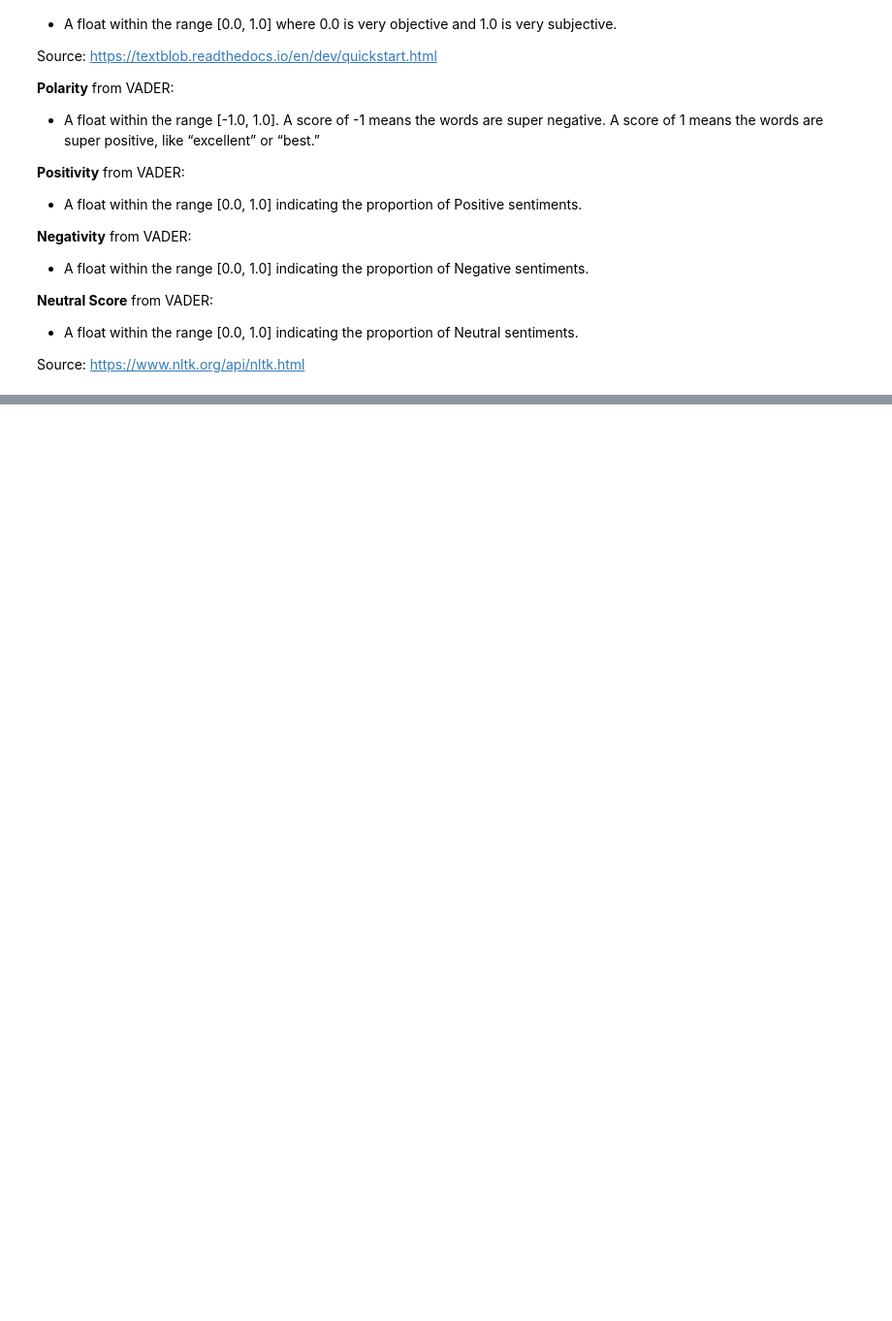
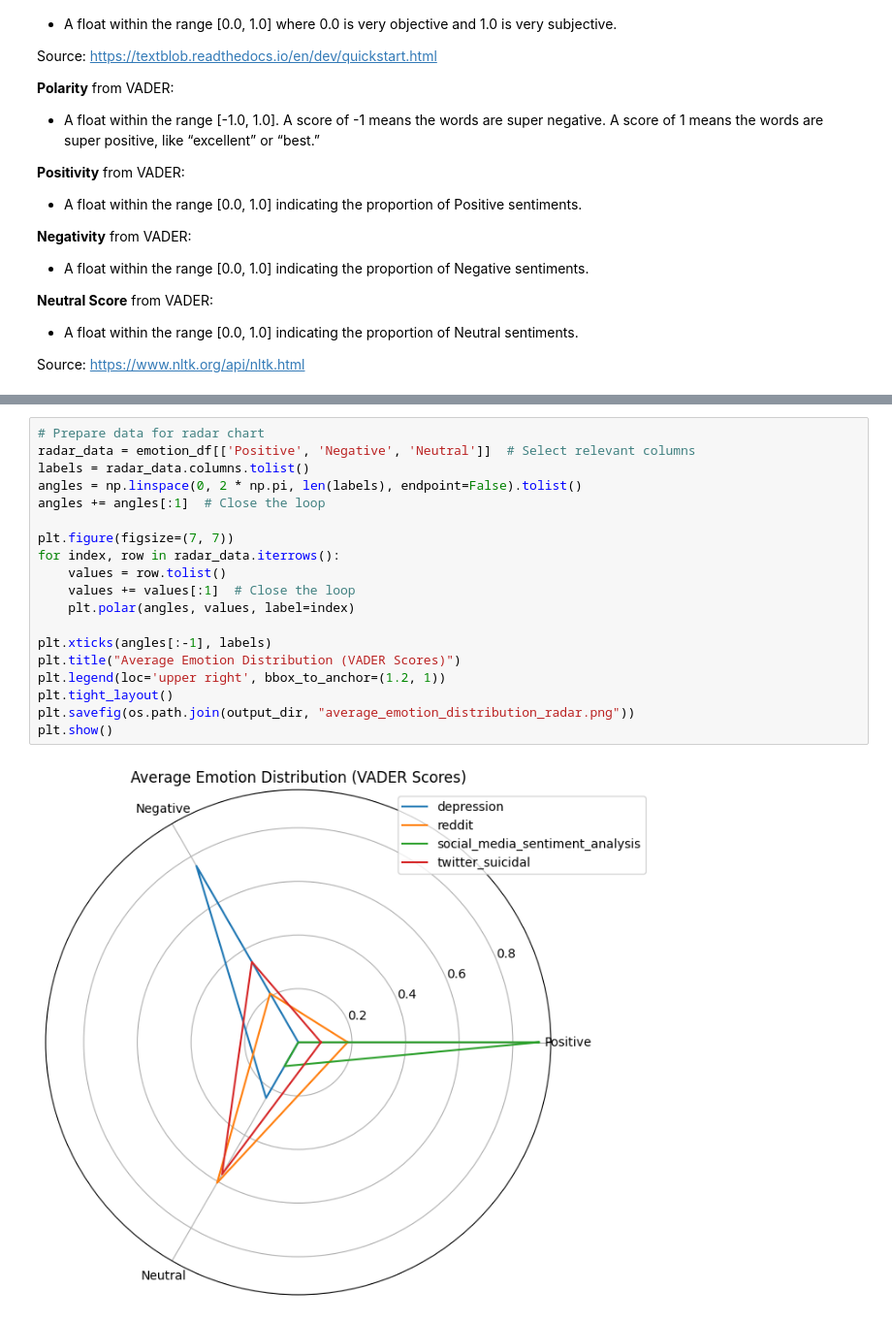
Before and after one commit to kmock930/Natural-Language-Processing, a Jupyter notebook: Project/sentiment-analysis.ipynb, the cells around one changed output, grey strips where cells are left out. Shown at 97% size. Drawn from its saved outputs; the diff is of its cells as text; blank space fills up the shorter version.

```diff
--- a/Project/sentiment-analysis.ipynb
+++ b/Project/sentiment-analysis.ipynb
@@ -366,0 +529,21 @@ Source: <url>https://www.nltk.org/api/nltk.html</url>
+# %%
+# Prepare data for radar chart
+radar_data = emotion_df[['Positive', 'Negative', 'Neutral']]  # Select relevant columns
+labels = radar_data.columns.tolist()
+angles = np.linspace(0, 2 * np.pi, len(labels), endpoint=False).tolist()
+angles += angles[:1]  # Close the loop
+
+plt.figure(figsize=(7, 7))
+for index, row in radar_data.iterrows():
+    values = row.tolist()
+    values += values[:1]  # Close the loop
+    plt.polar(angles, values, label=index)
+
+plt.xticks(angles[:-1], labels)
+plt.title("Average Emotion Distribution (VADER Scores)")
+plt.legend(loc='upper right', bbox_to_anchor=(1.2, 1))
+plt.tight_layout()
+plt.savefig(os.path.join(output_dir, "average_emotion_distribution_radar.png"))
+plt.show()
+# %% [output]
+[figure, added]
```
Also changed, not shown: parts of 18 cells of this notebook, 22 other files.
